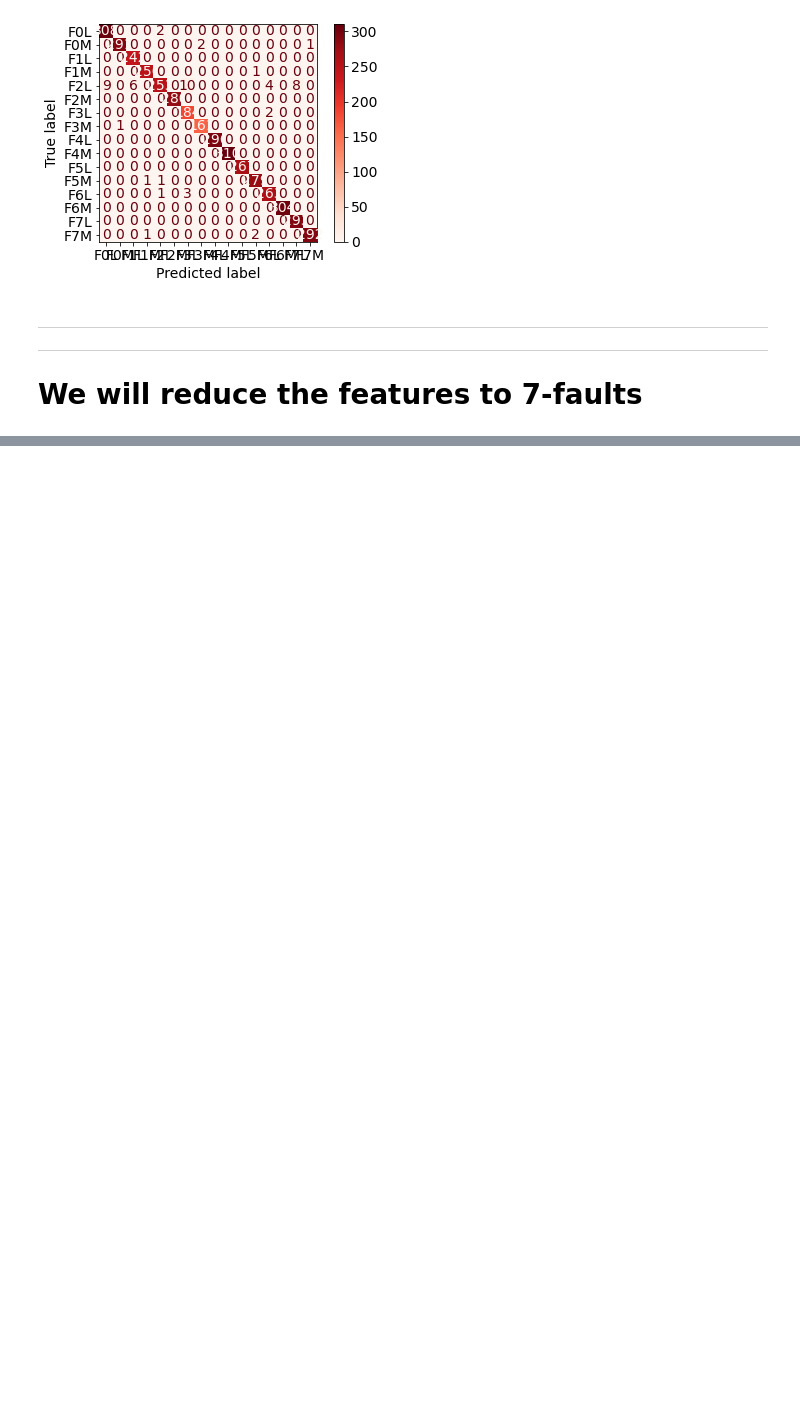
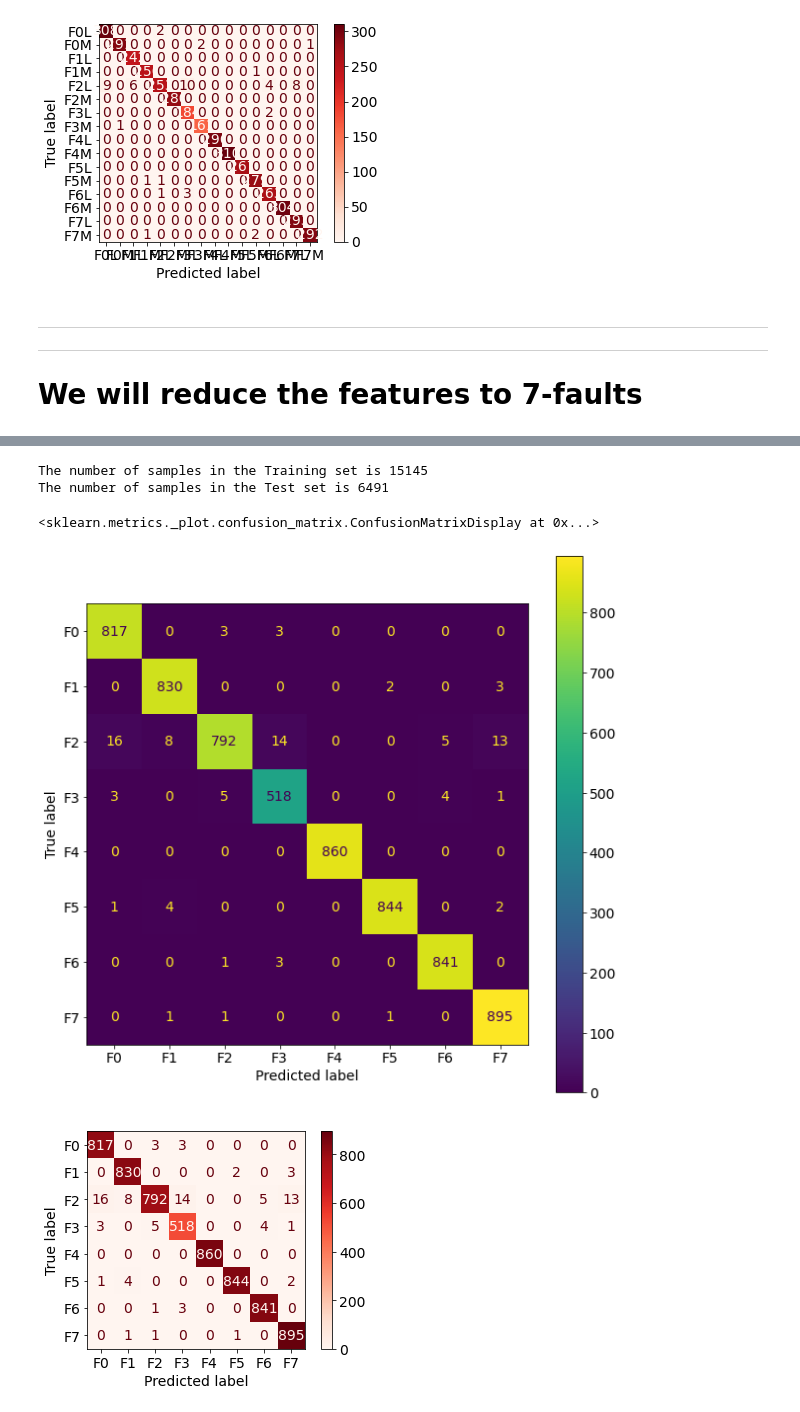
Before and after one commit to yasinahmadpoor/FaultDiagnosis, a Jupyter notebook: PanelFaultDiagnosis/Model_selection_Both_SolarPanel.ipynb, the cells around one changed output, grey strips where cells are left out. Saved outputs shown, nothing was run; the diff lists cells and outputs as text; code cells hidden in the pictures; blank space fills up the shorter version.

```diff
--- a/PanelFaultDiagnosis/Model_selection_Both_SolarPanel.ipynb
+++ b/PanelFaultDiagnosis/Model_selection_Both_SolarPanel.ipynb
@@ -170,0 +175,13 @@ WARNING:matplotlib.font_manager:findfont: Font family ['Times new roman'] not fo
+# %%
+for i in range(len(df1)):
+  cls = df1['label'][i]
+  cls = cls[:-1]
+  df1['label'][i] = cls
+df1.insert(1, "mode", 0)
+
+for i in range (len(df2)):
+    cls = df2['label'][i]
+    cls = cls[:-1]
+    df2['label'][i] = cls
+
+df2.insert(1, "mode", 1)
@@ -170,0 +197,4 @@ WARNING:matplotlib.font_manager:findfont: Font family ['Times new roman'] not fo
+# %%
+df = pd.concat([df1,df2], ignore_index=True, axis=0)
+#df = df.drop(columns=['ia','ib','ic'])# Drop highly correlated features
+df.head()
@@ -170,0 +254,22 @@ WARNING:matplotlib.font_manager:findfont: Font family ['Times new roman'] not fo
+# %%
+X_sc_train, X_sc_test,y_train,y_test,scaler = split_transform(df,split_ratio=0.3)
+
+Model = RandomForestClassifier()
+Model.fit(X_sc_train,y_train)
+
+fig, ax = plt.subplots(figsize=(10,10))
+disp = ConfusionMatrixDisplay.from_estimator(
+    Model,
+    X_sc_test,
+    y_test,
+    display_labels=Model.classes_,
+    cmap=plt.cm.Reds
+)
+
+disp.plot(ax=ax)
+# %% [output]
+The number of samples in the Training set is 15145
+The number of samples in the Test set is 6491
+<sklearn.metrics._plot.confusion_matrix.ConfusionMatrixDisplay at 0x...>
+[figure, added]
+[figure, added]
```
Also changed, not shown: parts of 7 cells of this notebook.
